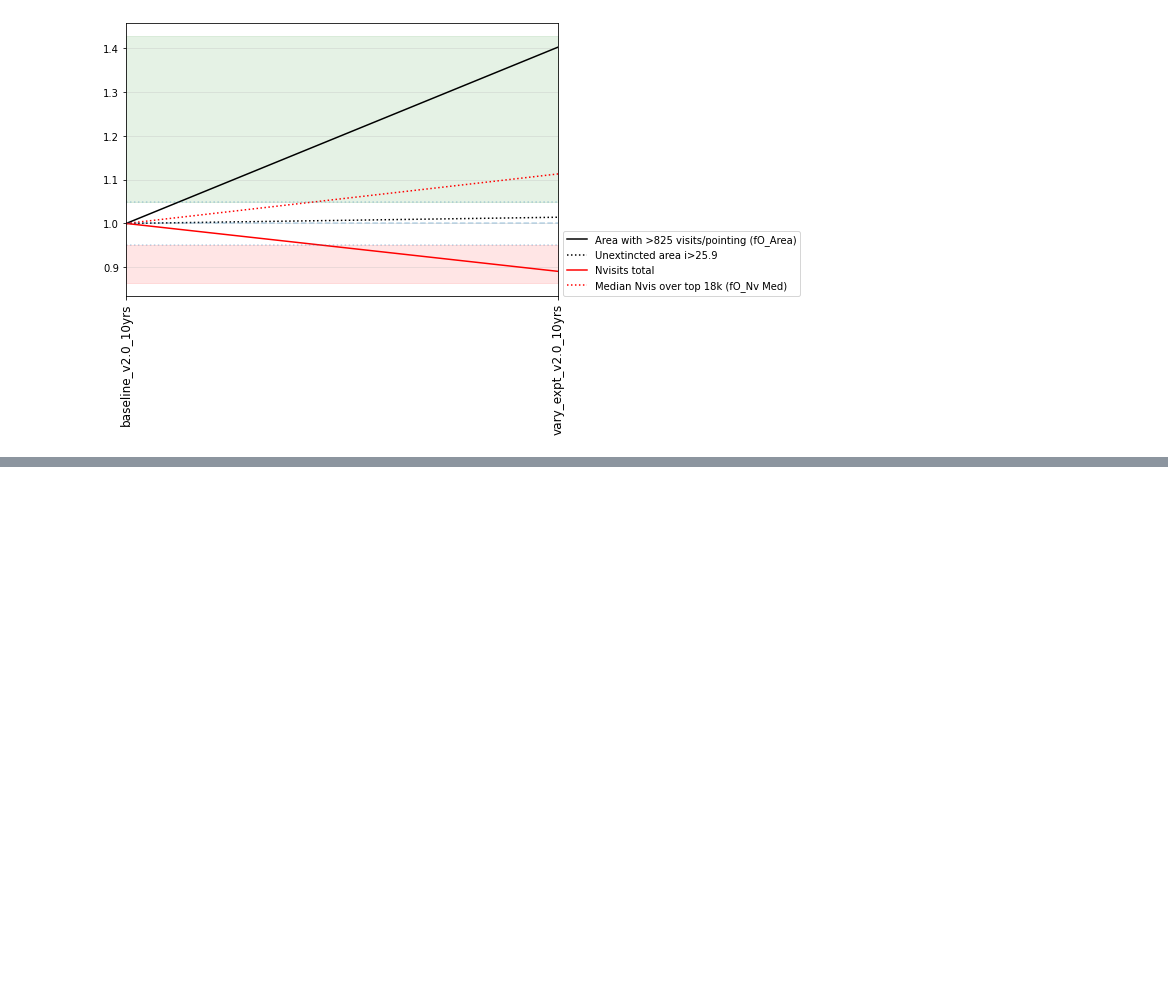
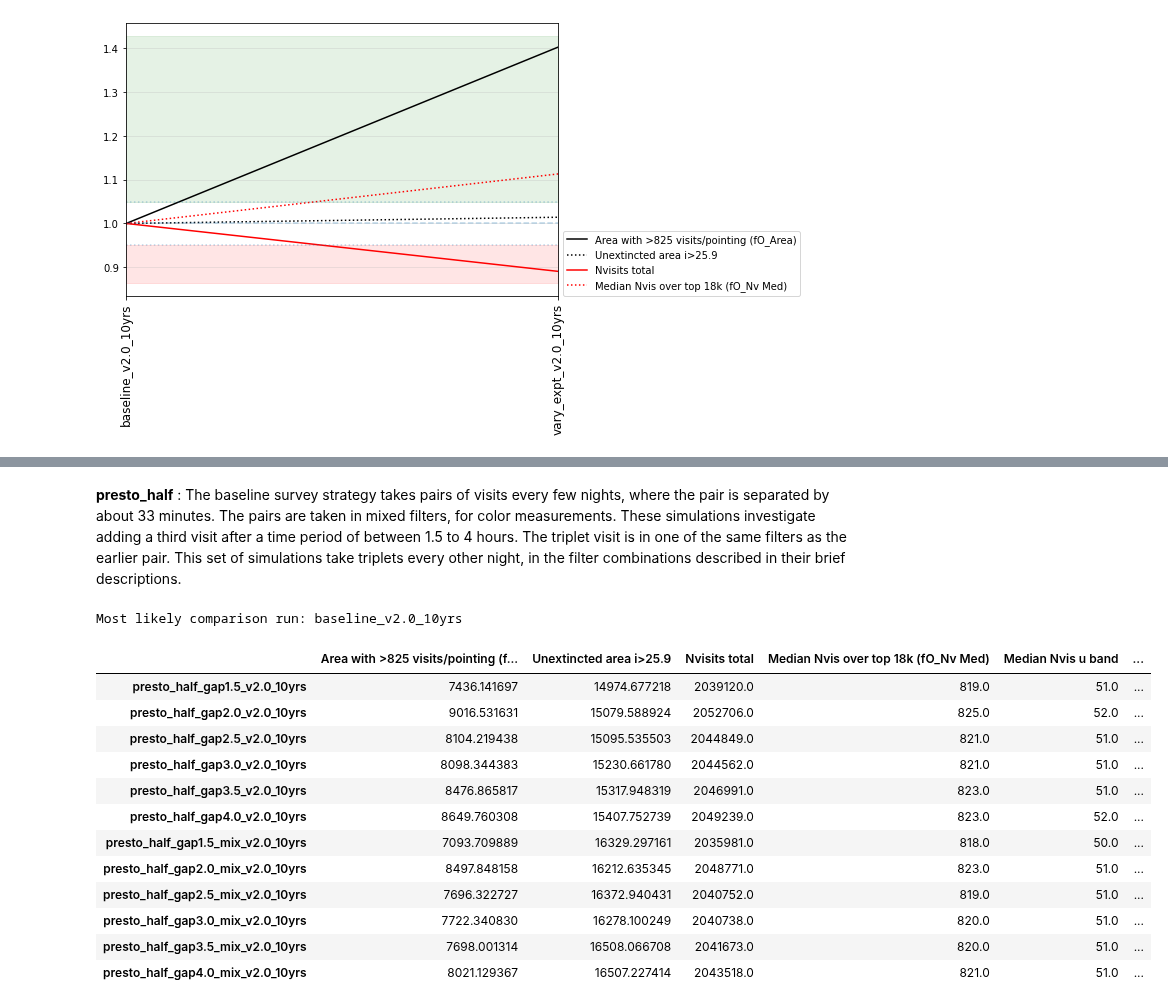
Before and after one commit to lsst-pst/survey_strategy, a Jupyter notebook: fbs_2.0/SummaryInfo_v2.0.ipynb, the cells around one changed output, grey strips where cells are left out. Saved outputs shown, nothing was run; the diff lists cells and outputs as text; code cells hidden in the pictures; blank space fills up the shorter version.

```diff
--- a/fbs_2.0/SummaryInfo_v2.0.ipynb
+++ b/fbs_2.0/SummaryInfo_v2.0.ipynb
@@ -275,0 +294,18 @@ runs.plot_areaNvis(k)
+# %%
+runs.family_info('presto_half')
+# %% [output]
+**presto_half** : The baseline survey strategy takes pairs of visits every few nights, where the pair is separated by about 33 minutes. The pairs are taken in mixed filters, for color measurements. These simulations investigate adding a third visit after a time period of between 1.5 to 4 hours. The triplet visit is in one of the same filters as the earlier pair. This set of simulations take triplets every other night, in the filter combinations described in their brief descriptions.
+Most likely comparison run: baseline_v2.0_10yrs
+|  | Area with >825 visits/pointing (f... | Unextincted area i>25.9 | Nvisits total | Median Nvis over top 18k (fO_Nv Med) | Median Nvis u band | ... |
+| presto_half_gap1.5_v2.0_10yrs | 7436.141697 | 14974.677218 | 2039120.0 | 819.0 | 51.0 | ... |
+| presto_half_gap2.0_v2.0_10yrs | 9016.531631 | 15079.588924 | 2052706.0 | 825.0 | 52.0 | ... |
+| presto_half_gap2.5_v2.0_10yrs | 8104.219438 | 15095.535503 | 2044849.0 | 821.0 | 51.0 | ... |
+| presto_half_gap3.0_v2.0_10yrs | 8098.344383 | 15230.661780 | 2044562.0 | 821.0 | 51.0 | ... |
+| presto_half_gap3.5_v2.0_10yrs | 8476.865817 | 15317.948319 | 2046991.0 | 823.0 | 51.0 | ... |
+| presto_half_gap4.0_v2.0_10yrs | 8649.760308 | 15407.752739 | 2049239.0 | 823.0 | 52.0 | ... |
+| presto_half_gap1.5_mix_v2.0_10yrs | 7093.709889 | 16329.297161 | 2035981.0 | 818.0 | 50.0 | ... |
+| presto_half_gap2.0_mix_v2.0_10yrs | 8497.848158 | 16212.635345 | 2048771.0 | 823.0 | 51.0 | ... |
+| presto_half_gap2.5_mix_v2.0_10yrs | 7696.322727 | 16372.940431 | 2040752.0 | 819.0 | 51.0 | ... |
+| presto_half_gap3.0_mix_v2.0_10yrs | 7722.340830 | 16278.100249 | 2040738.0 | 820.0 | 51.0 | ... |
+| presto_half_gap3.5_mix_v2.0_10yrs | 7698.001314 | 16508.066708 | 2041673.0 | 820.0 | 51.0 | ... |
+| presto_half_gap4.0_mix_v2.0_10yrs | 8021.129367 | 16507.227414 | 2043518.0 | 821.0 | 51.0 | ... |
```
Also changed, not shown: parts of 4 cells of this notebook.
